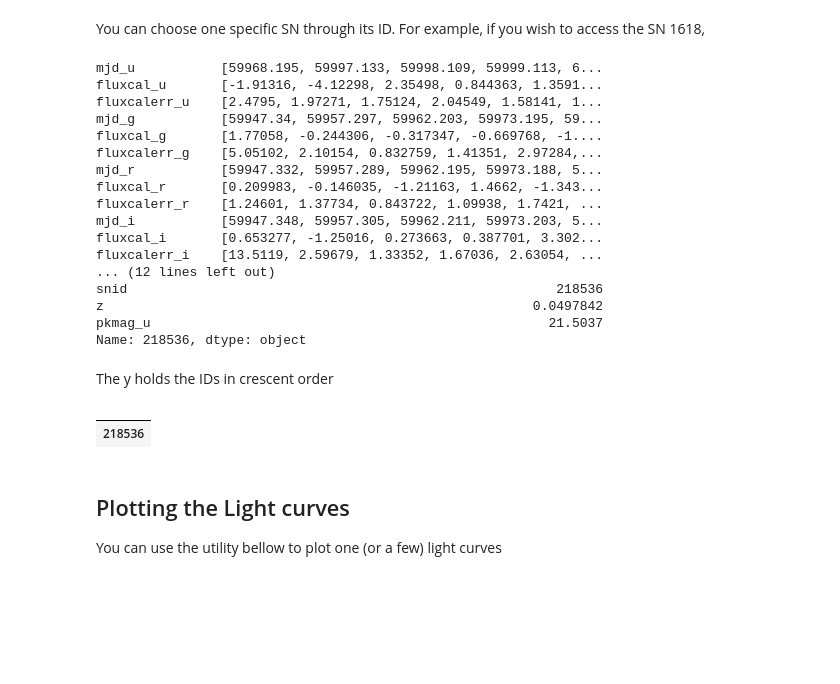
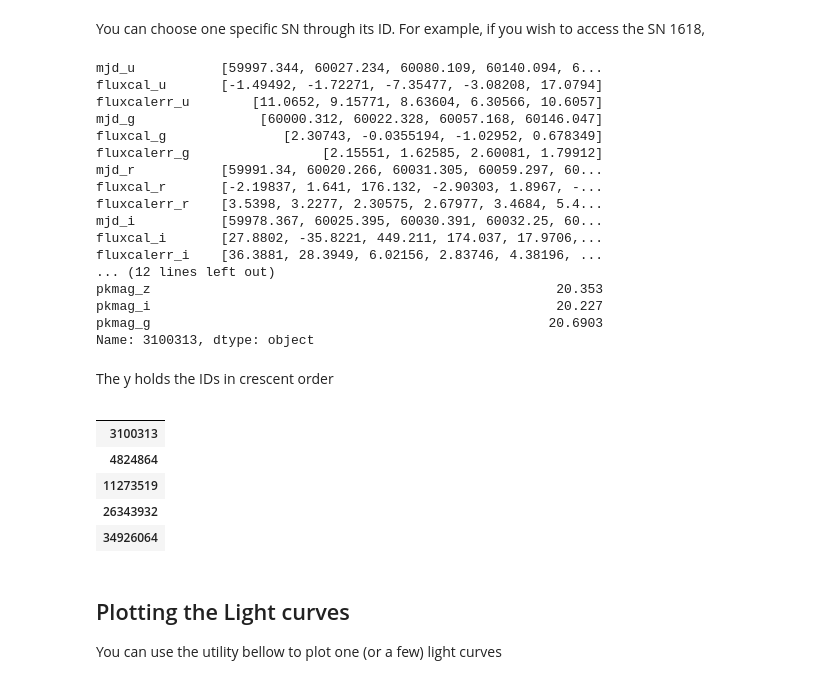
Before and after one commit to emilleishida/PLAsTiCC_Validation, a Jupyter notebook: pkl/MODEL50/PLAsTiCC_validation_MODEL50.ipynb, the cells around one changed output. Saved outputs shown, nothing was run; the diff lists cells and outputs as text; code cells hidden in the pictures; blank space fills up the shorter version.

```diff
--- a/pkl/MODEL50/PLAsTiCC_validation_MODEL50.ipynb
+++ b/pkl/MODEL50/PLAsTiCC_validation_MODEL50.ipynb
@@ -62,7 +67,8 @@ def to_dataframe(data):
 # %% [markdown]
 Now you can use the data doing
 # %%
-X, y = read_data('LSST_DDF_MODEL50_train.pkl')
+X, y = read_data('LSST_WFD_MODEL50_train.pkl')
+X.update(Xddf)
 # %% [markdown]
 The `X` contain the data itself. You can take a look at what IDs are present in X by using
 # %%
@@ -93,32 +99,36 @@ Name: 218536, dtype: object
 # %% [markdown]
 You can choose one specific SN through its ID. For example, if you wish to access the SN 1618,
 # %%
-X.loc[218536]
+X.loc[3100313]
 # %% [output]
-mjd_u           [59968.195, 59997.133, 59998.109, 59999.113, 6...
-fluxcal_u       [-1.91316, -4.12298, 2.35498, 0.844363, 1.3591...
-fluxcalerr_u    [2.4795, 1.97271, 1.75124, 2.04549, 1.58141, 1...
-mjd_g           [59947.34, 59957.297, 59962.203, 59973.195, 59...
-fluxcal_g       [1.77058, -0.244306, -0.317347, -0.669768, -1....
-fluxcalerr_g    [5.05102, 2.10154, 0.832759, 1.41351, 2.97284,...
-mjd_r           [59947.332, 59957.289, 59962.195, 59973.188, 5...
-fluxcal_r       [0.209983, -0.146035, -1.21163, 1.4662, -1.343...
-fluxcalerr_r    [1.24601, 1.37734, 0.843722, 1.09938, 1.7421, ...
-mjd_i           [59947.348, 59957.305, 59962.211, 59973.203, 5...
-fluxcal_i       [0.653277, -1.25016, 0.273663, 0.387701, 3.302...
-fluxcalerr_i    [13.5119, 2.59679, 1.33352, 1.67036, 2.63054, ...
+mjd_u           [59997.344, 60027.234, 60080.109, 60140.094, 6...
+fluxcal_u       [-1.49492, -1.72271, -7.35477, -3.08208, 17.0794]
+fluxcalerr_u        [11.0652, 9.15771, 8.63604, 6.30566, 10.6057]
+mjd_g                [60000.312, 60022.328, 60057.168, 60146.047]
+fluxcal_g               [2.30743, -0.0355194, -1.02952, 0.678349]
+fluxcalerr_g                 [2.15551, 1.62585, 2.60081, 1.79912]
+mjd_r           [59991.34, 60020.266, 60031.305, 60059.297, 60...
+fluxcal_r       [-2.19837, 1.641, 176.132, -2.90303, 1.8967, -...
+fluxcalerr_r    [3.5398, 3.2277, 2.30575, 2.67977, 3.4684, 5.4...
+mjd_i           [59978.367, 60025.395, 60030.391, 60032.25, 60...
+fluxcal_i       [27.8802, -35.8221, 449.211, 174.037, 17.9706,...
+fluxcalerr_i    [36.3881, 28.3949, 6.02156, 2.83746, 4.38196, ...
 ... (12 lines left out)
-snid                                                       218536
-z                                                       0.0497842
-pkmag_u                                                   21.5037
-Name: 218536, dtype: object
+pkmag_z                                                    20.353
+pkmag_i                                                    20.227
+pkmag_g                                                   20.6903
+Name: 3100313, dtype: object
 # %% [markdown]
 The y holds the IDs in crescent order
 # %%
-y[:10]
+y[:5]
 # %% [output]
 |  |
-| 218536 |
+| 3100313 |
+| 4824864 |
+| 11273519 |
+| 26343932 |
+| 34926064 |
 # %% [markdown]
 ## Plotting the Light curves
 
```
Also changed, not shown: parts of 11 cells of this notebook.
